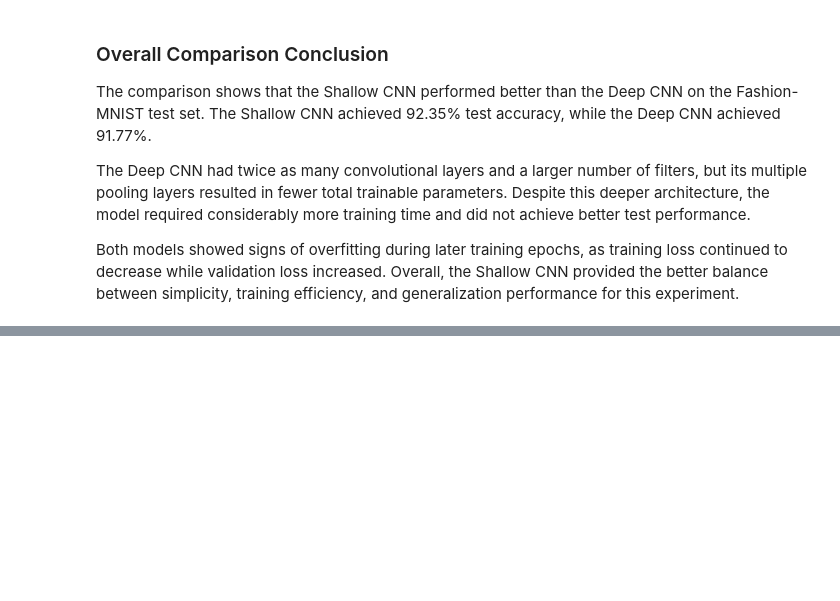
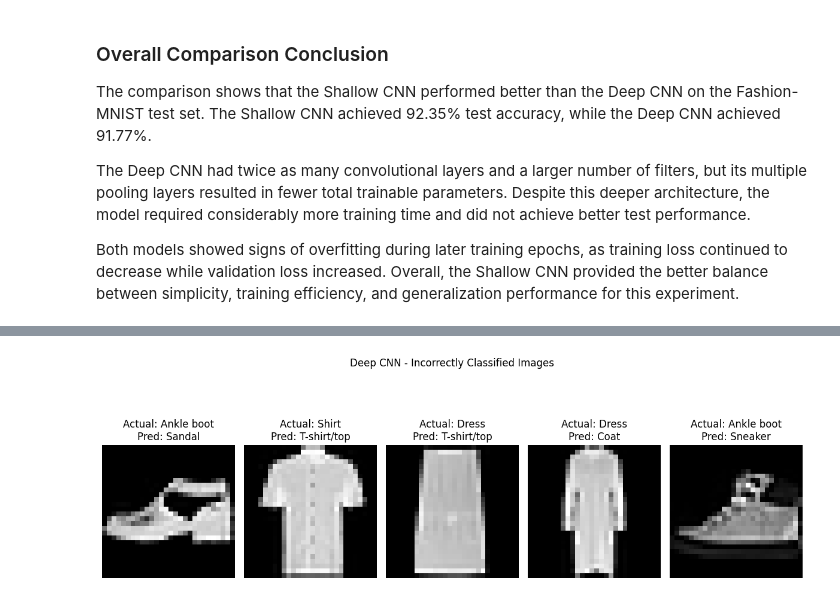
Before and after one commit to mrudultkt/fashion-mnist-shallow-vs-deep-cnn, a Jupyter notebook: Mrudul_Mukundan_PGDSAIML_B4.ipynb, the cells around one changed output, grey strips where cells are left out. Drawn from its saved outputs; the diff is of its cells as text; code cells hidden in the pictures; blank space fills up the shorter version.

```diff
--- a/Mrudul_Mukundan_PGDSAIML_B4.ipynb
+++ b/Mrudul_Mukundan_PGDSAIML_B4.ipynb
@@ -612,0 +711,11 @@ Both models showed signs of overfitting during later training epochs, as trainin
+# %%
+display_predictions(
+    x_test,
+    y_test,
+    deep_predictions,
+    deep_incorrect,
+    class_names,
+    "Deep CNN - Incorrectly Classified Images"
+)
+# %% [output]
+[figure, added]
```
Also changed, not shown: parts of 13 cells of this notebook.
